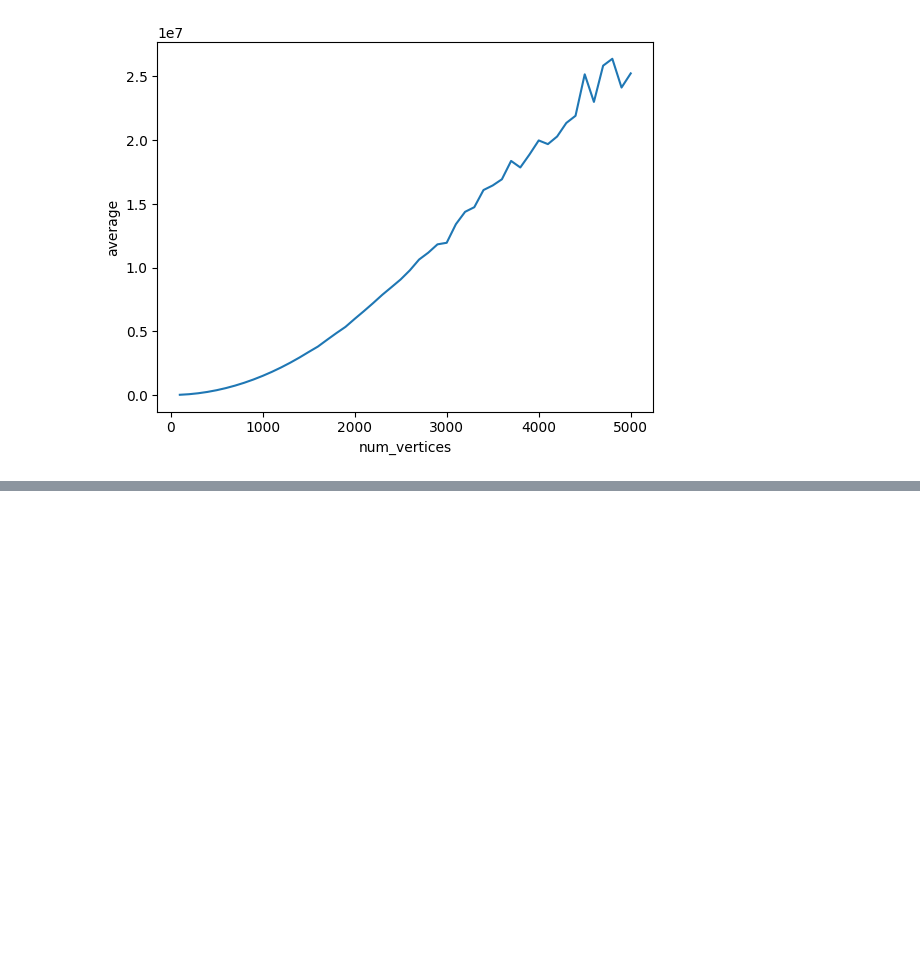
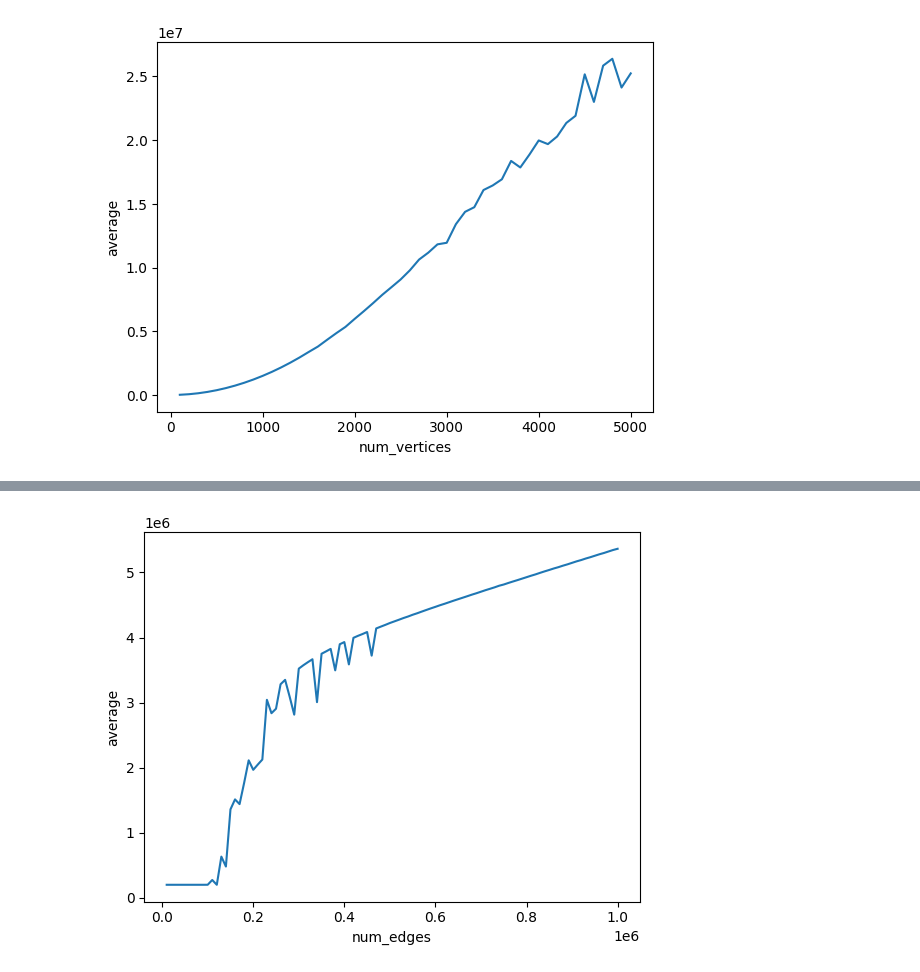
Before and after one commit to pufanyi/SC2001-Example-Class-Group7, a Jupyter notebook: Project2/data/analyze.ipynb, the cells around one changed output, grey strips where cells are left out. Cells and saved outputs as stored; diff of their text form; code cells hidden in the pictures; blank space fills up the shorter version.

```diff
--- a/Project2/data/analyze.ipynb
+++ b/Project2/data/analyze.ipynb
@@ -33,0 +43,4 @@ eval_num_vertices("./diff_vertex_list.csv")
+# %%
+eval_num_edges("./diff_edge_list.csv")
+# %% [output]
+[figure, added]
```
Also changed, not shown: parts of 3 cells of this notebook, 1 other file.
